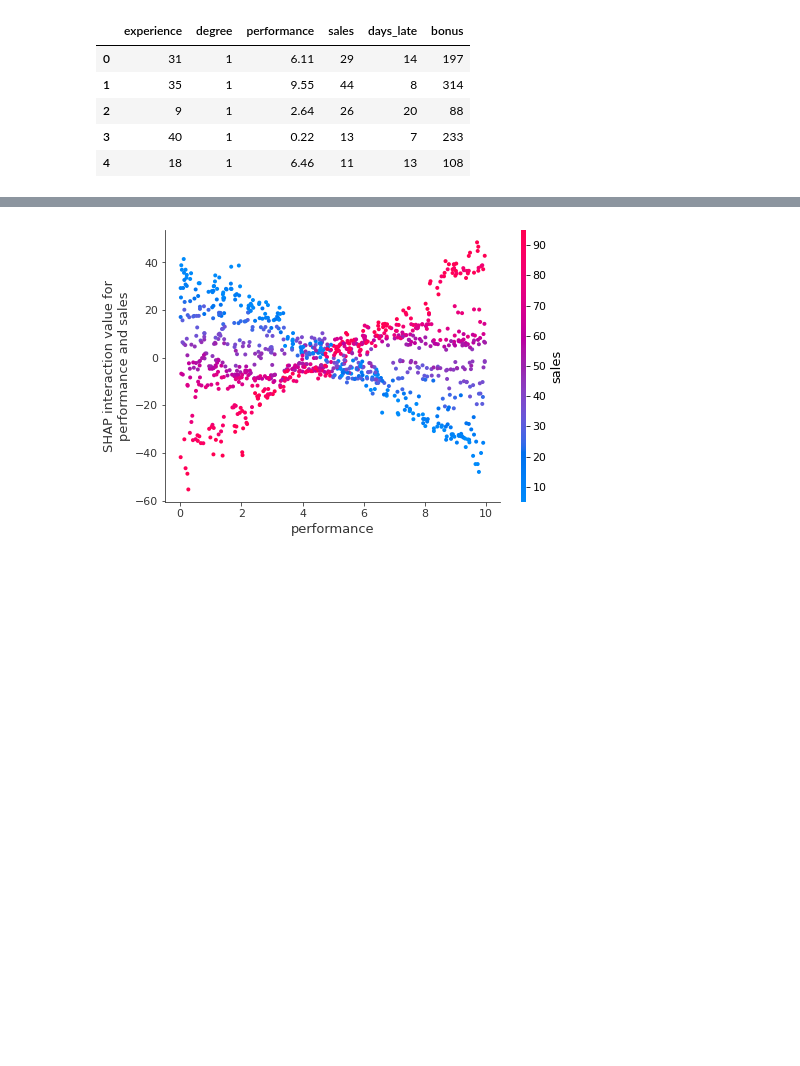
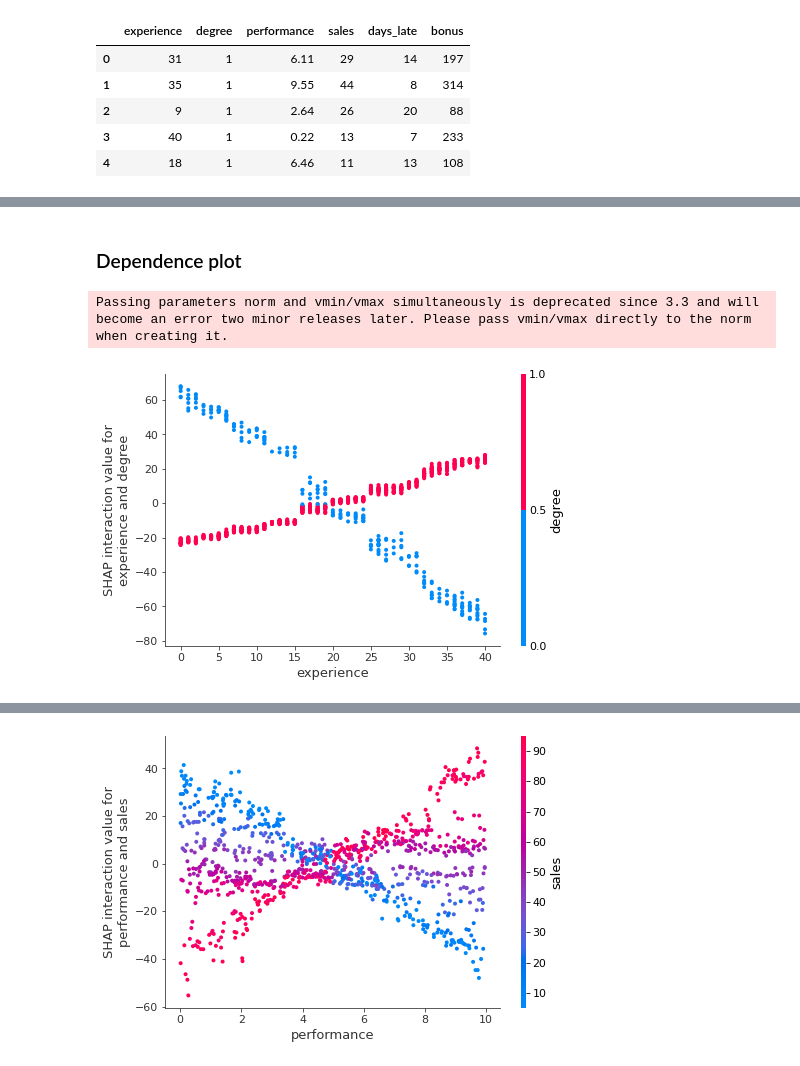
Before and after one commit to conorosully/medium-articles, a Jupyter notebook: src/shap_interaction.ipynb, the cells around one changed output, grey strips where cells are left out. Drawn from its saved outputs; the diff is of its cells as text; code cells hidden in the pictures; blank space fills up the shorter version.

```diff
--- a/src/shap_interaction.ipynb
+++ b/src/shap_interaction.ipynb
@@ -111,0 +114,13 @@ shap.dependence_plot(
+# %% [markdown]
+### Dependence plot
+# %%
+# Experience-degree depenence plot
+shap.dependence_plot(
+    ("experience", "degree"),
+    shap_interaction, X,
+    display_features=X,show=False)
+
+plt.savefig(path.format('exp_degree_dependence.png'),dpi=200,bbox_inches='tight')
+# %% [output]
+Passing parameters norm and vmin/vmax simultaneously is deprecated since 3.3 and will become an error two minor releases later. Please pass vmin/vmax directly to the norm when creating it.
+[figure, added]
```
Also changed, not shown: parts of 23 cells of this notebook, 2 other files.
